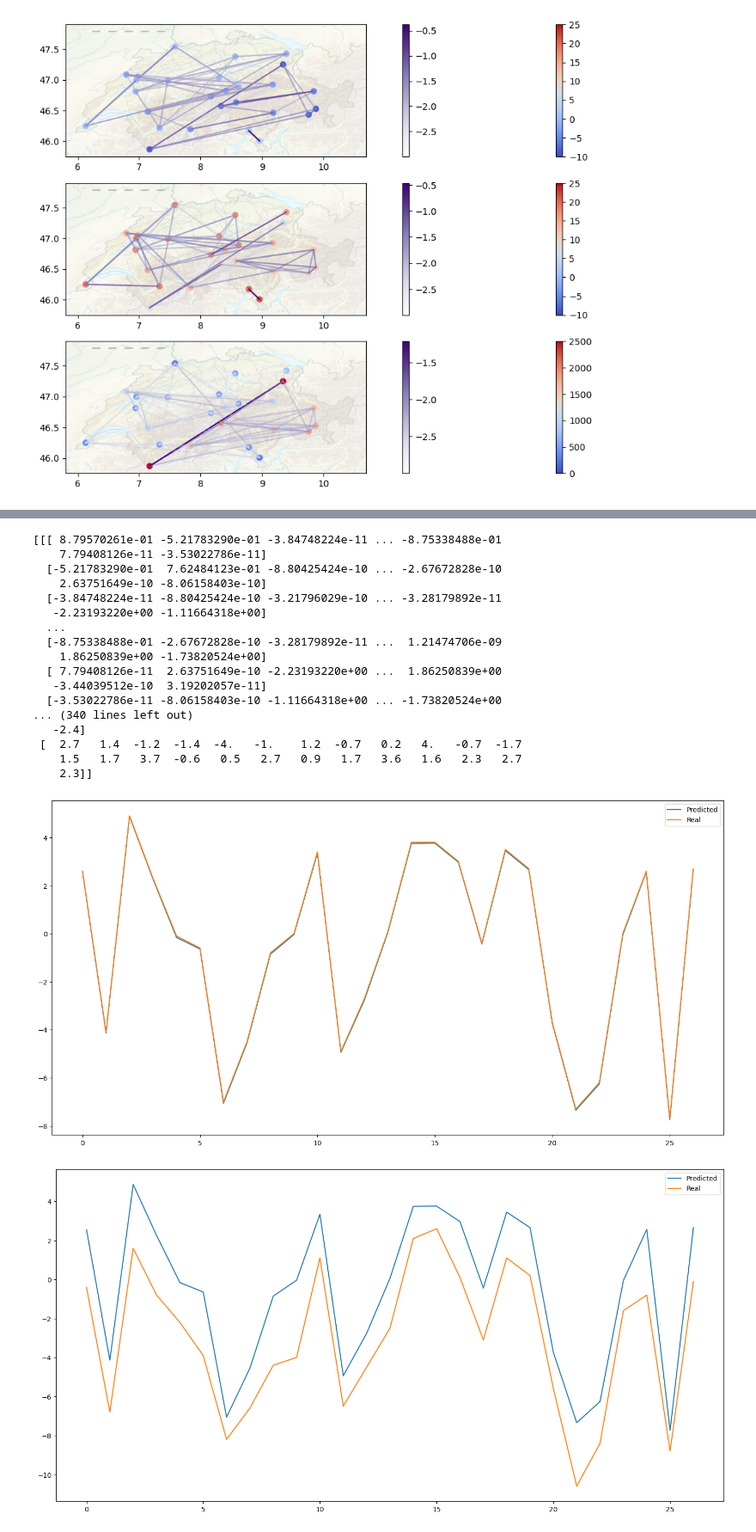
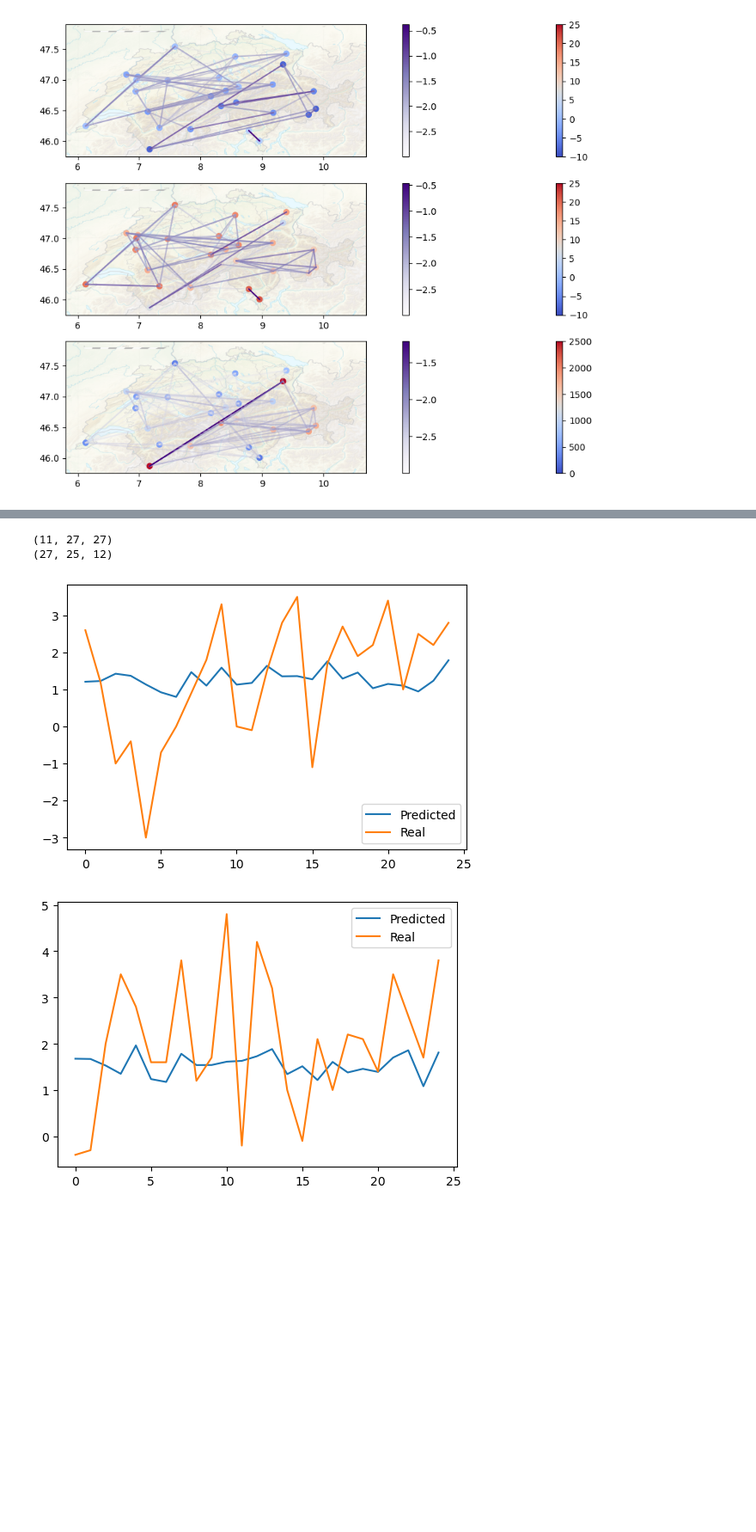
Before and after one commit to boltma/Topology-Inference, a Jupyter notebook: learn.ipynb, the cells around one changed output, grey strips where cells are left out. Shown at 86% size. Cells and saved outputs as stored; diff of their text form; code cells hidden in the pictures; blank space fills up the shorter version.

```diff
--- a/learn.ipynb
+++ b/learn.ipynb
@@ -280,51 +311,34 @@ plt.show()
 # %%
-print(R_list)
+print(R_list.shape)
 print(data_1965_1989_temp.shape)
 pred = np.einsum("ijk, kmi -> jm", R_list, data_1965_1989_temp[:, :, :-1])
-real = data_1965_1989_temp[:, :, -1]
-print(pred)
-print(real)
+real = data_1965_1989_temp[:, :, -1] # 27x25
 
-plt.figure(figsize=(18, 9))
-plt.plot(pred[:, 0], label="Predicted")
-plt.plot(real[:, 0], label="Real")
+plt.figure(figsize=(6, 4))
+plt.plot(pred[0, :], label="Predicted")
+plt.plot(real[0, :], label="Real")
 plt.legend()
 plt.show()
 
 data_1990_2014 = df_all[(df_all["Year"] >= 1990) & (df_all["Year"] < 2015)]
 data_1990_2014_time = data_1990_2014.groupby("Station")
 data_1990_2014_temp = np.array(
     data_1990_2014_time["Temperature"]
     .apply(lambda x: np.array(x.values.tolist()))
     .values.tolist()
 ).reshape(
     len(stations), -1, 12
 )
 pred_test = np.einsum("ijk, kmi -> jm", R_list, data_1990_2014_temp[:, :, :-1])
-real = data_1990_2014_temp[:, :, -1]
+real_test = data_1990_2014_temp[:, :, -1]
 
-plt.figure(figsize=(18, 9))
-plt.plot(pred[:, 0], label="Predicted")
-plt.plot(real[:, 0], label="Real")
+plt.figure(figsize=(6, 4))
+plt.plot(pred_test[0, :], label="Predicted")
+plt.plot(real_test[0, :], label="Real")
 plt.legend()
 plt.show()
 # %% [output]
-[[[ 8.79570261e-01 -5.21783290e-01 -3.84748224e-11 ... -8.75338488e-01
-    7.79408126e-11 -3.53022786e-11]
-  [-5.21783290e-01  7.62484123e-01 -8.80425424e-10 ... -2.67672828e-10
-    2.63751649e-10 -8.06158403e-10]
-  [-3.84748224e-11 -8.80425424e-10 -3.21796029e-10 ... -3.28179892e-11
-   -2.23193220e+00 -1.11664318e+00]
-  ...
-  [-8.75338488e-01 -2.67672828e-10 -3.28179892e-11 ...  1.21474706e-09
-    1.86250839e+00 -1.73820524e+00]
-  [ 7.79408126e-11  2.63751649e-10 -2.23193220e+00 ...  1.86250839e+00
-   -3.44039512e-10  3.19202057e-11]
-  [-3.53022786e-11 -8.06158403e-10 -1.11664318e+00 ... -1.73820524e+00
-... (340 lines left out)
-   -2.4]
- [  2.7   1.4  -1.2  -1.4  -4.   -1.    1.2  -0.7   0.2   4.   -0.7  -1.7
-    1.5   1.7   3.7  -0.6   0.5   2.7   0.9   1.7   3.6   1.6   2.3   2.7
-    2.3]]
+(11, 27, 27)
+(27, 25, 12)
-[figure, old version]
+[figure, new version]
-[figure, old version]
+[figure, new version]
```
Also changed, not shown: parts of 3 cells of this notebook.
